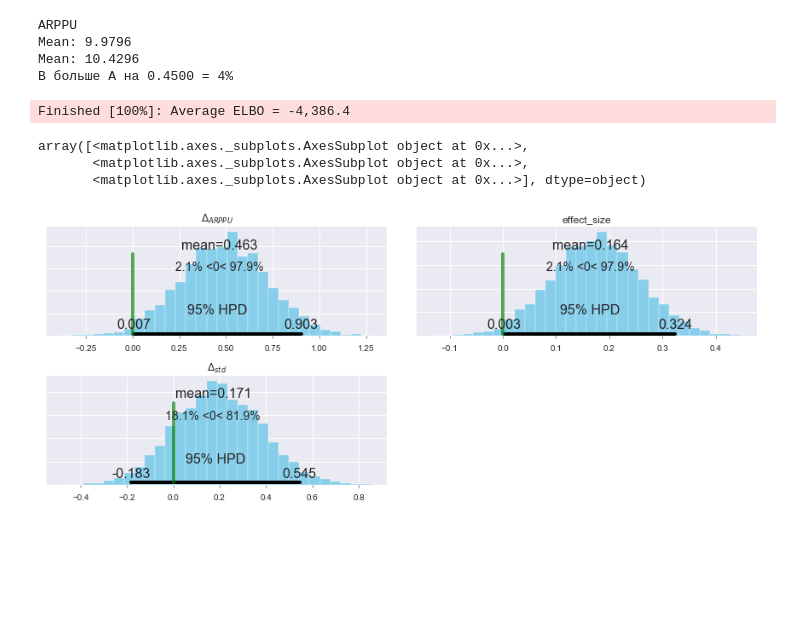
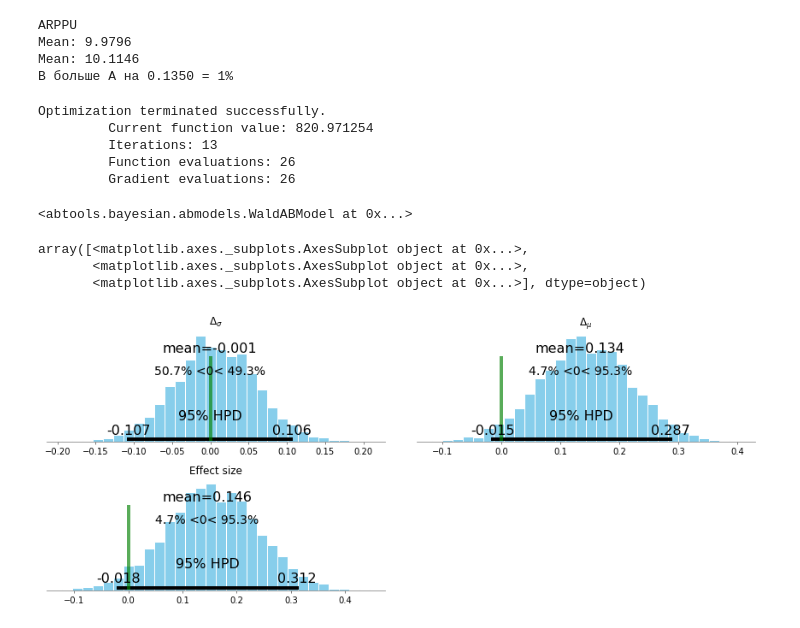
Before and after one commit to PavelMotorin/abtools, a Jupyter notebook: examples/02_bayesian_arppu_test.ipynb, the cells around one changed output. Drawn from its saved outputs; the diff is of its cells as text; code cells hidden in the pictures; blank space fills up the shorter version.

```diff
--- a/examples/02_bayesian_arppu_test.ipynb
+++ b/examples/02_bayesian_arppu_test.ipynb
@@ -10,31 +8,36 @@ from abtools.bayesian import ARPPUModel
 # %%
 mu = 9
 size = 300
-delta_true = .05
+delta_true = .015
 
 arppu_a = pd.Series(sp.stats.wald.rvs(loc=mu, size=size, random_state=8228))
-arppu_b = pd.Series(sp.stats.wald.rvs(loc=mu*(1+delta_true), size=size, random_state=8228))
+arppu_b = pd.Series(sp.stats.wald.rvs(loc=mu * (1 + delta_true), size=size, random_state=8228))
 
 print('ARPPU')
 print('Mean: %.4f' % arppu_a.mean())
 print('Mean: %.4f' % arppu_b.mean())
 print('B больше A на %.4f = %d%%' % (arppu_b.mean()- arppu_a.mean(),
-                                    (arppu_b.mean()/arppu_a.mean()-1)*100))
+                                    (arppu_b.mean() / arppu_a.mean()-1)*100))
 # %% [output]
 ARPPU
 Mean: 9.9796
-Mean: 10.4296
-B больше A на 0.4500 = 4%
+Mean: 10.1146
+B больше A на 0.1350 = 1%
 # %%
-model = ARPPUModel(arppu_a, arppu_b)
+model = WaldABModel(arppu_a, arppu_b)
 # %%
-model.fit(samples=10000, n_init=2500)
+model.fit()
 # %% [output]
-Finished [100%]: Average ELBO = -4,386.4
+Optimization terminated successfully.
+         Current function value: 820.971254
+         Iterations: 13
+         Function evaluations: 26
+         Gradient evaluations: 26
+<abtools.bayesian.abmodels.WaldABModel at 0x...>
 # %%
-model.plot_deltas(1000)
+model.plot_deltas()
 # %% [output]
 array([<matplotlib.axes._subplots.AxesSubplot object at 0x...>,
        <matplotlib.axes._subplots.AxesSubplot object at 0x...>,
        <matplotlib.axes._subplots.AxesSubplot object at 0x...>], dtype=object)
-[figure, old version]
+[figure, new version]
```
Also changed, not shown: parts of 6 cells of this notebook, 12 other files.
